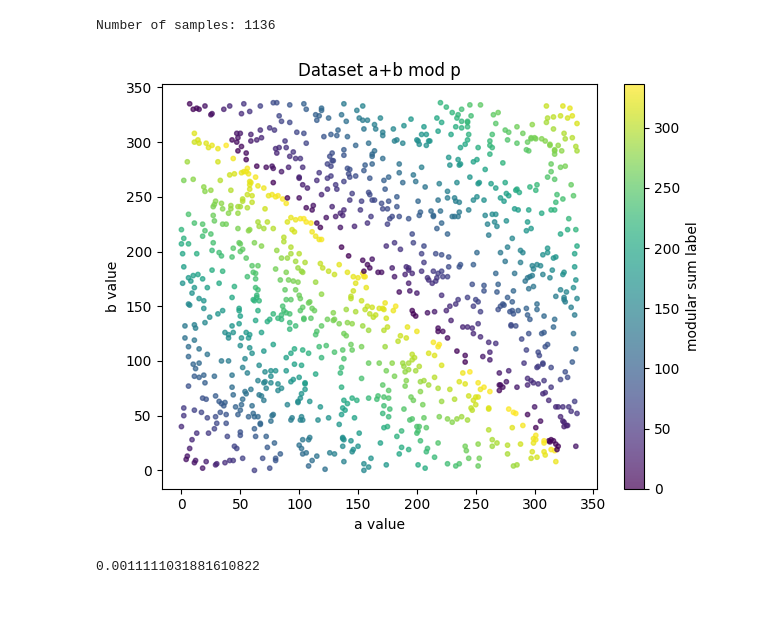
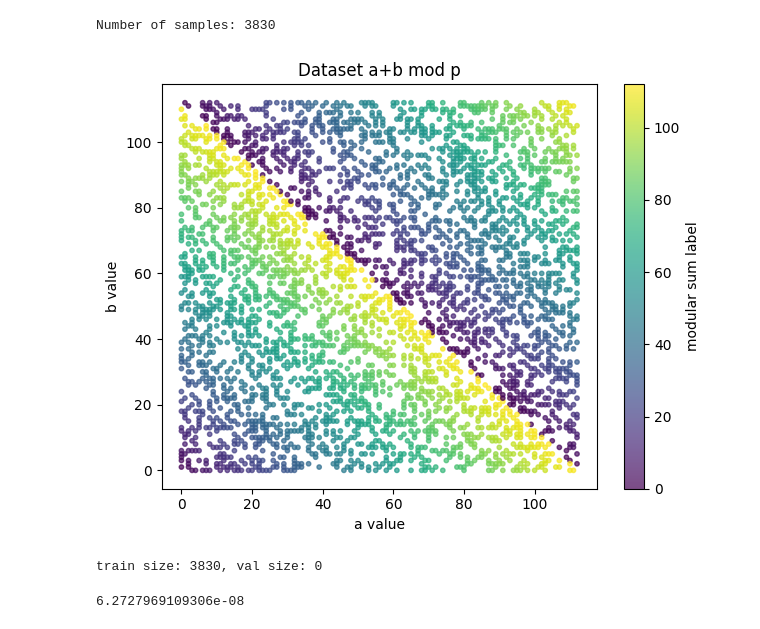
Before and after one commit to uzairname/manifold-learning, a Jupyter notebook: arithmetic.ipynb, the cells around one changed output. Drawn from its saved outputs; the diff is of its cells as text; code cells hidden in the pictures.

Commit message:
refactor trainer

```diff
--- a/arithmetic.ipynb
+++ b/arithmetic.ipynb
@@ -4,39 +32,70 @@
 # %%
 import matplotlib.pyplot as plt
 import numpy as np
 import torch as t
 import torch.nn as nn
 import torch.nn.functional as F
 from utils.config import MODELS_DIR
 import os
 from tasks.arithmetic import get_mod_arithmetic_cp_dataloaders, ArithmeticDatasetConfig, visualize_data
 from models.transformer import Transformer
 
 device = t.device("cuda" if t.cuda.is_available() else "cpu")
 
 config = ArithmeticDatasetConfig(
-  p=337,
+  p=113,
   noise_frac=0
 )
 
-train_dataloader, val_dataloader, _ = get_mod_arithmetic_cp_dataloaders(data_config=config, batch_size=256, val_frac=0.99)
+train_dataloader, val_dataloader, _ = get_mod_arithmetic_cp_dataloaders(data_config=config, batch_size=256, train_frac=0.3)
 visualize_data(train_dataloader)
 data_iter = iter(train_dataloader)
 # %% [output]
-Number of samples: 1136
+Number of samples: 3830
-[figure, old version]
+[figure, new version]
+# %%
+from tasks.arithmetic.dataset import ModArithmeticCpDataset
+
+dataset = ModArithmeticCpDataset(config=ArithmeticDatasetConfig())
+
+train_frac = 0.3
+val_frac = 0
+
+assert train_frac + val_frac <= 1, f"train_frac {train_frac} + val_frac {val_frac} must be < 1"
+
+train_size = int(len(dataset) * train_frac)
+val_size = int(len(dataset) * val_frac)
+rest = len(dataset) - train_size - val_size
+
+
+train_dataset, val_dataset, _ = t.utils.data.random_split(
+  dataset,
+  [train_size, val_size, rest],
+  generator=t.Generator().manual_seed(42) # for reproducibility
+)
+
+val_dataloader = t.utils.data.DataLoader(
+  val_dataset,
+  batch_size=256,
+  shuffle=False,
+  drop_last=False,
+)
+
+
+print(f"train size: {len(train_dataset)}, val size: {len(val_dataset)}")
+# %% [output]
+train size: 3830, val size: 0
 # %%
-from tasks.arithmetic import load_model_and_dataset
+from tasks.arithmetic.checkpoints import load_model_checkpoint
 
-checkpoint_dir = os.path.join(MODELS_DIR, 'arithmetic_transformer/p113_d32')
+checkpoint_dir = os.path.join(MODELS_DIR, 'arithmetic_transformer/baseline')
 
-cp = load_model_and_dataset(Transformer, checkpoint_dir, checkpoint=20, device=device)
+cp = load_model_checkpoint(Transformer, checkpoint_dir, checkpoint=None, device=device)
 
 data_iter = iter(cp.dataloader)
-
 cp.val_loss
 # %% [output]
-0.0011111031881610822
+6.2727969109306e-08
 # %%
 from models.other import MLP, MLPWithEmbedding
 from models.transformer import Transformer
```
Also changed, not shown: parts of 8 cells of this notebook, 18 other files.
